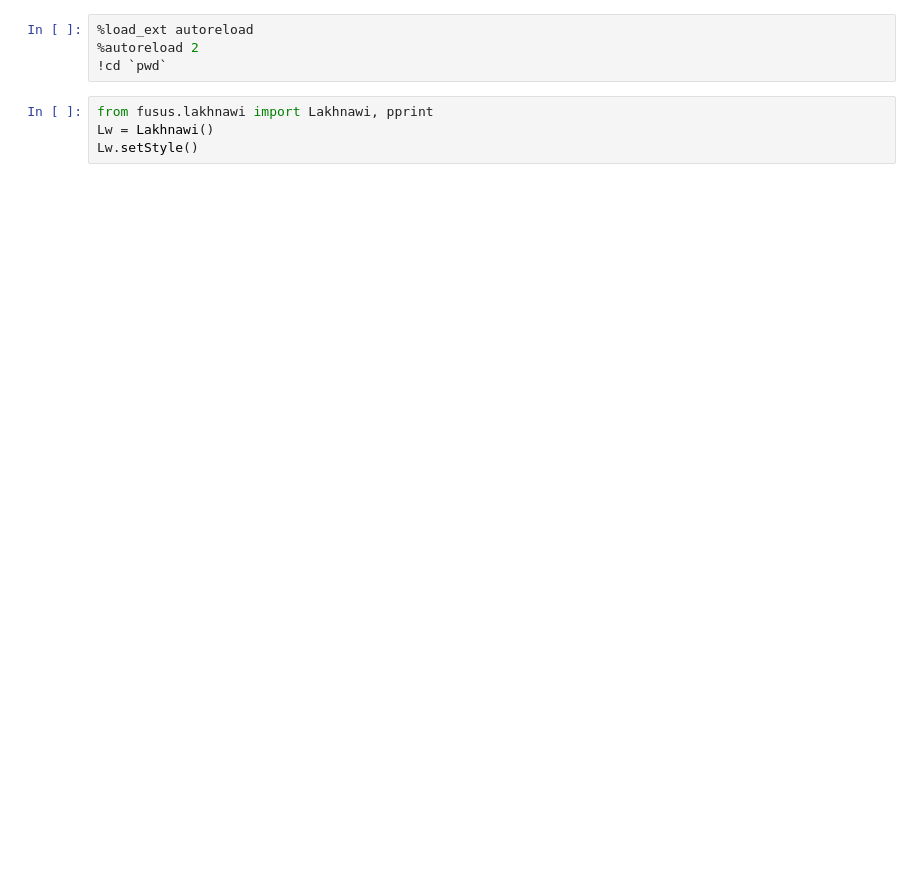
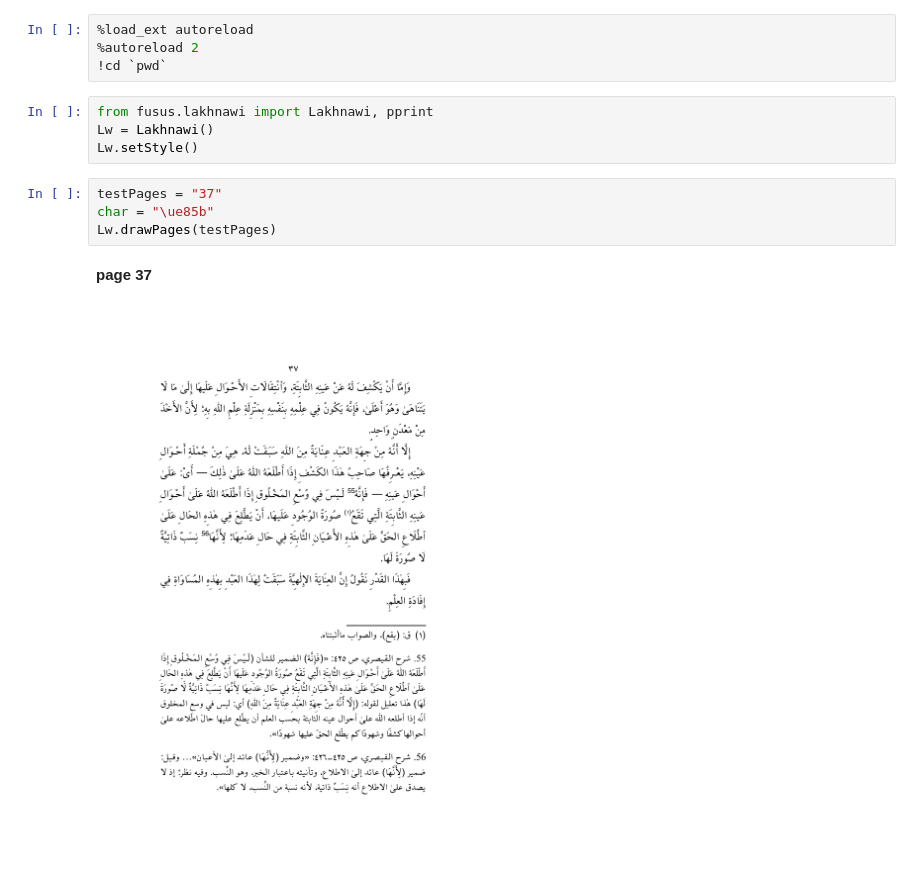
Before and after one commit to among/fusus, a Jupyter notebook: source/getTextPageWork.ipynb, the cells around one changed output. Cells and saved outputs as stored; diff of their text form; blank space fills up the shorter version.

```diff
--- a/source/getTextPageWork.ipynb
+++ b/source/getTextPageWork.ipynb
@@ -6,4 +6,11 @@
 from fusus.lakhnawi import Lakhnawi, pprint
 Lw = Lakhnawi()
 Lw.setStyle()
+# %%
+testPages = "37"
+char = "\ue85b"
+Lw.drawPages(testPages)
+# %% [output]
+page 37
+[figure, added]
 # %%
```
Also changed, not shown: parts of 11 cells of this notebook, 2 other files.
